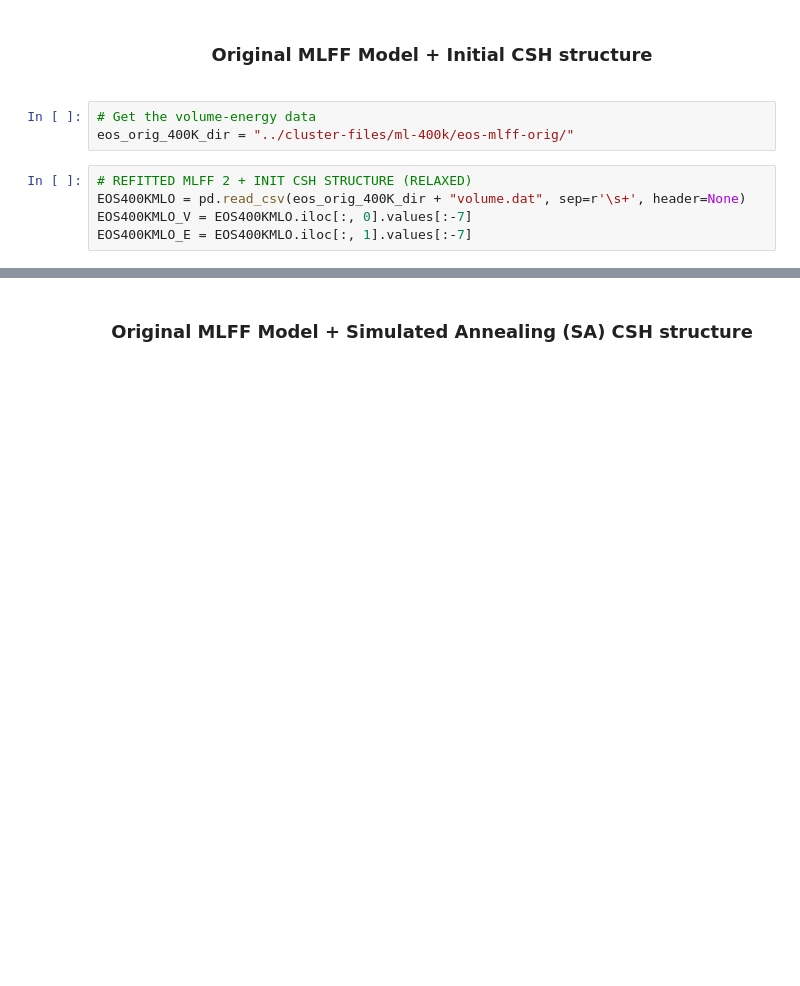
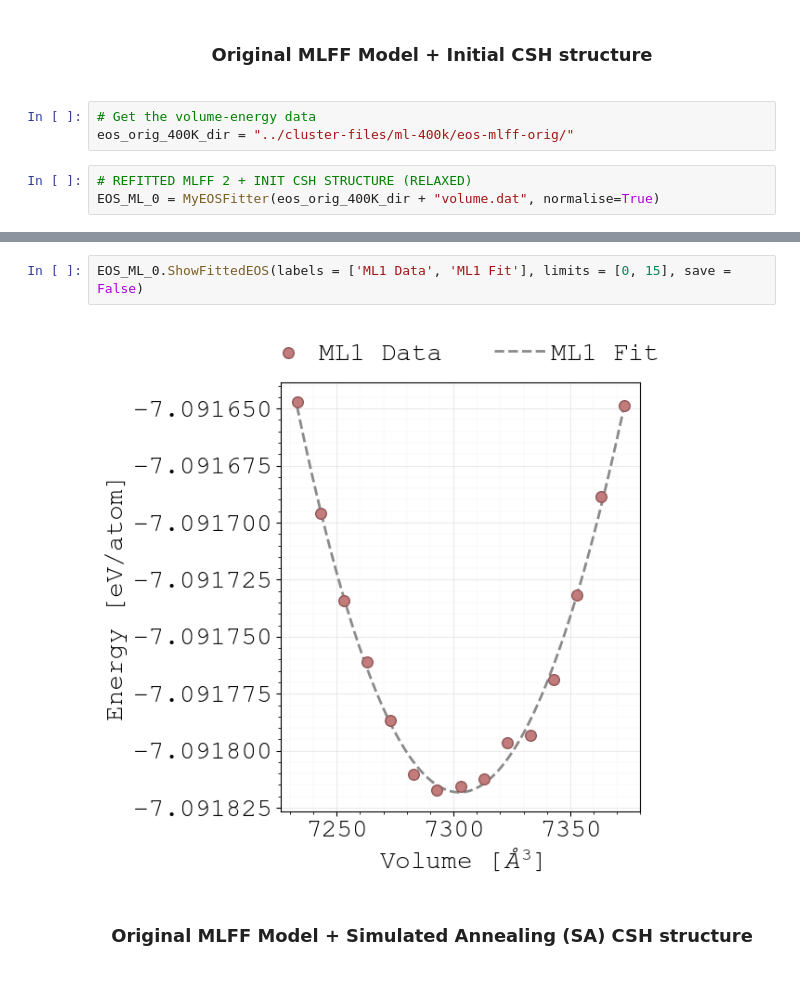
Before and after one commit to quantum-gabo/bachelor-thesis, a Jupyter notebook: notebooks/thesis-figures.ipynb, the cells around one changed output, grey strips where cells are left out. Cells and saved outputs as stored; diff of their text form; blank space fills up the shorter version.

```diff
--- a/notebooks/thesis-figures.ipynb
+++ b/notebooks/thesis-figures.ipynb
@@ -1243,6 +1252,4 @@ plt.show()
 eos_orig_400K_dir = "../cluster-files/ml-400k/eos-mlff-orig/"
 # %%
 # REFITTED MLFF 2 + INIT CSH STRUCTURE (RELAXED)
-EOS400KMLO = pd.read_csv(eos_orig_400K_dir + "volume.dat", sep=r'\s+', header=None)
-EOS400KMLO_V = EOS400KMLO.iloc[:, 0].values[:-7]
-EOS400KMLO_E = EOS400KMLO.iloc[:, 1].values[:-7]
+EOS_ML_0 = MyEOSFitter(eos_orig_400K_dir + "volume.dat", normalise=True)
@@ -1320,3 +1272,7 @@ plt.show()
+# %%
+EOS_ML_0.ShowFittedEOS(labels = ['ML1 Data', 'ML1 Fit'], limits = [0, 15], save = False)
+# %% [output]
+[figure, added]
 # %% [markdown]
 <div class="header" style="text-align: center; margin-top: 20px; margin-bottom: 20px; font-family: Arial, sans-serif;">
     <h3>
```
Also changed, not shown: parts of 47 cells of this notebook.
